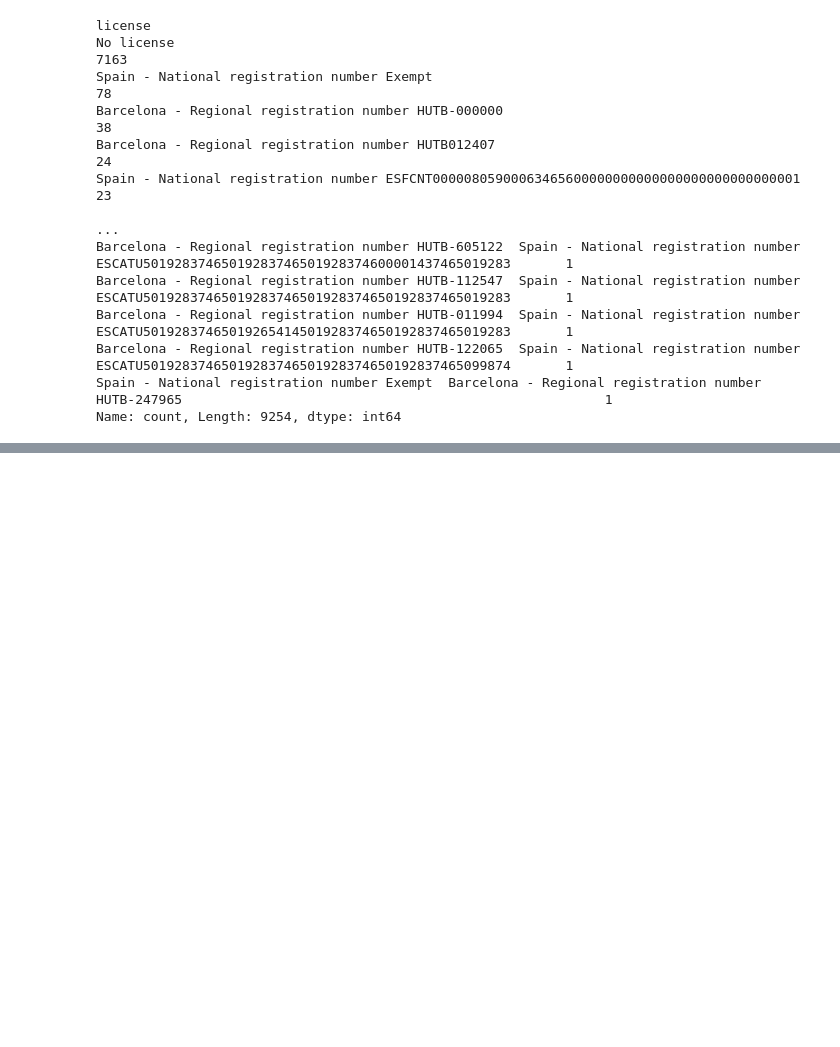
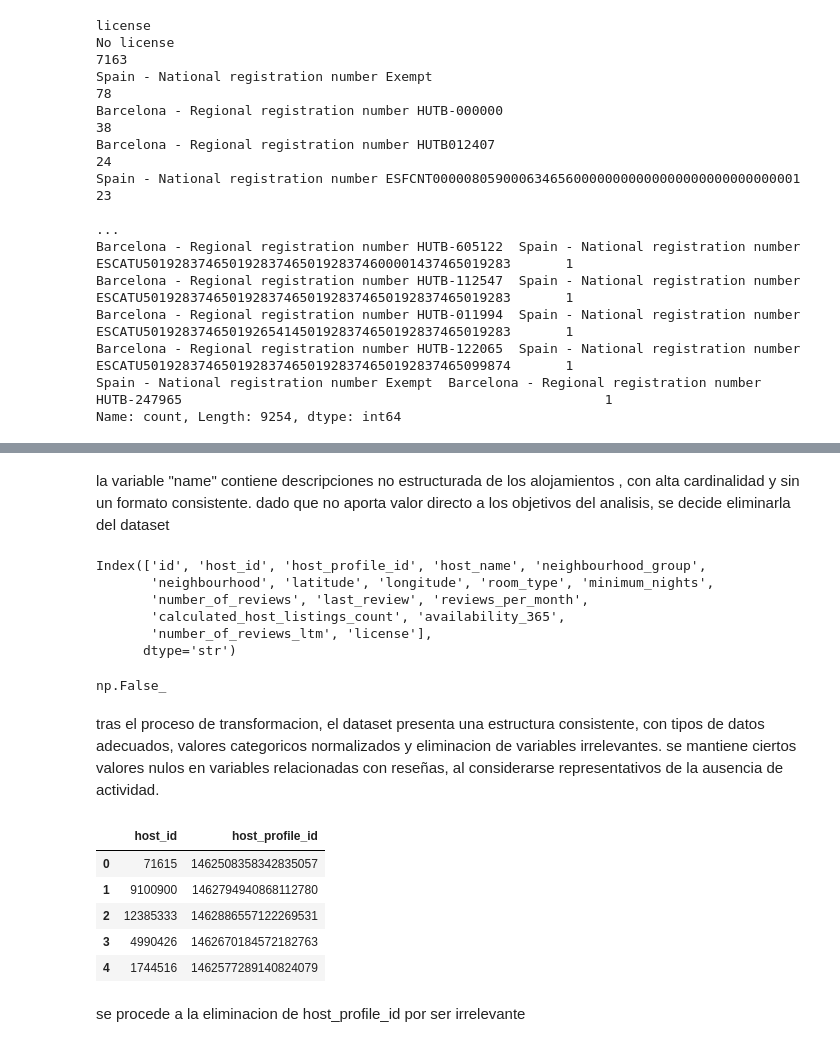
Before and after one commit to Adalab/bda-modulo-3-evaluacion-final-BARBRUSHCKA, a Jupyter notebook: individual_proyect3.ipynb, the cells around one changed output, grey strips where cells are left out. Cells and saved outputs as stored; diff of their text form; code cells hidden in the pictures; blank space fills up the shorter version.

```diff
--- a/individual_proyect3.ipynb
+++ b/individual_proyect3.ipynb
@@ -488,0 +523,5 @@ Name: count, Length: 9254, dtype: int64
+# %%
+# trasnformamos datos:
+
+for col in df.select_dtypes(include=['object', 'string']).columns:
+    df[col] = df[col].str.strip()
@@ -488,0 +649,31 @@ Name: count, Length: 9254, dtype: int64
+# %%
+df.drop(columns=['name'], inplace=True)
+# %% [markdown]
+la variable "name" contiene descripciones no estructurada de los alojamientos , con alta cardinalidad y sin un formato consistente. dado que no aporta valor directo a los objetivos del analisis, se decide eliminarla del dataset
+# %%
+df.columns
+# %% [output]
+Index(['id', 'host_id', 'host_profile_id', 'host_name', 'neighbourhood_group',
+       'neighbourhood', 'latitude', 'longitude', 'room_type', 'minimum_nights',
+       'number_of_reviews', 'last_review', 'reviews_per_month',
+       'calculated_host_listings_count', 'availability_365',
+       'number_of_reviews_ltm', 'license'],
+      dtype='str')
+# %%
+# comprobando que no sean redundantes
+(df['host_id'] == df['host_profile_id']).all()
+# %% [output]
+np.False_
+# %% [markdown]
+tras el proceso de transformacion, el dataset presenta una estructura consistente, con tipos de datos adecuados, valores categoricos normalizados y eliminacion de variables irrelevantes. se mantiene ciertos valores nulos en variables relacionadas con reseñas, al considerarse representativos de la ausencia de actividad.
+# %%
+df[['host_id', 'host_profile_id']].head()
+# %% [output]
+|  | host_id | host_profile_id |
+| 0 | 71615 | 1462508358342835057 |
+| 1 | 9100900 | 1462794940868112780 |
+| 2 | 12385333 | 1462886557122269531 |
+| 3 | 4990426 | 1462670184572182763 |
+| 4 | 1744516 | 1462577289140824079 |
+# %% [markdown]
+se procede a la eliminacion de host_profile_id por ser irrelevante
```
Also changed, not shown: parts of 13 cells of this notebook.
